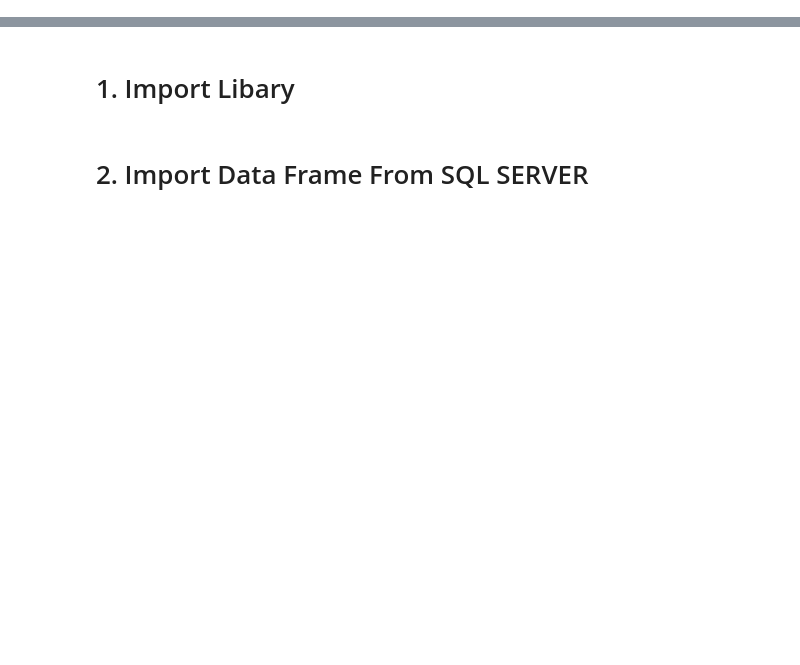
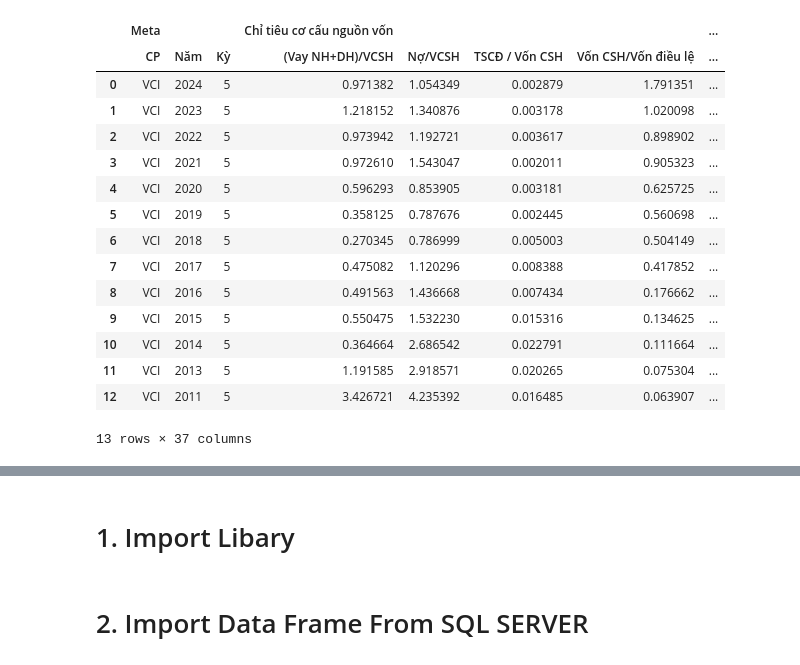
Before and after one commit to MeowvipPro/VTI_Use_Case_2, a Jupyter notebook: 2.data_clearning_process.ipynb, the cells around one changed output, grey strips where cells are left out. Saved outputs shown, nothing was run; the diff lists cells and outputs as text; code cells hidden in the pictures; blank space fills up the shorter version.

```diff
--- a/2.data_clearning_process.ipynb
+++ b/2.data_clearning_process.ipynb
@@ -0,0 +13,30 @@
+# %%
+from vnstock import Vnstock # API
+stock = Vnstock().stock(symbol='VCI', source='VCI')
+# Bảng cân đối kế toán - năm
+stock.finance.balance_sheet(period='year', lang='vi', dropna=True)
+# Bảng cân đối kế toán - quý
+stock.finance.balance_sheet(period='quarter', lang='en', dropna=True)
+# Kết quả hoạt động kinh doanh
+stock.finance.income_statement(period='year', lang='vi', dropna=True)
+# Lưu chuyển tiền tệ
+stock.finance.cash_flow(period='year', dropna=True)
+# Chỉ số tài chính
+stock.finance.ratio(period='year', lang='vi', dropna=True)
+# %% [output]
+|  | Meta |  |  | Chỉ tiêu cơ cấu nguồn vốn |  |  |  | ... |
+|  | CP | Năm | Kỳ | (Vay NH+DH)/VCSH | Nợ/VCSH | TSCĐ / Vốn CSH | Vốn CSH/Vốn điều lệ | ... |
+| 0 | VCI | 2024 | 5 | 0.971382 | 1.054349 | 0.002879 | 1.791351 | ... |
+| 1 | VCI | 2023 | 5 | 1.218152 | 1.340876 | 0.003178 | 1.020098 | ... |
+| 2 | VCI | 2022 | 5 | 0.973942 | 1.192721 | 0.003617 | 0.898902 | ... |
+| 3 | VCI | 2021 | 5 | 0.972610 | 1.543047 | 0.002011 | 0.905323 | ... |
+| 4 | VCI | 2020 | 5 | 0.596293 | 0.853905 | 0.003181 | 0.625725 | ... |
+| 5 | VCI | 2019 | 5 | 0.358125 | 0.787676 | 0.002445 | 0.560698 | ... |
+| 6 | VCI | 2018 | 5 | 0.270345 | 0.786999 | 0.005003 | 0.504149 | ... |
+| 7 | VCI | 2017 | 5 | 0.475082 | 1.120296 | 0.008388 | 0.417852 | ... |
+| 8 | VCI | 2016 | 5 | 0.491563 | 1.436668 | 0.007434 | 0.176662 | ... |
+| 9 | VCI | 2015 | 5 | 0.550475 | 1.532230 | 0.015316 | 0.134625 | ... |
+| 10 | VCI | 2014 | 5 | 0.364664 | 2.686542 | 0.022791 | 0.111664 | ... |
+| 11 | VCI | 2013 | 5 | 1.191585 | 2.918571 | 0.020265 | 0.075304 | ... |
+| 12 | VCI | 2011 | 5 | 3.426721 | 4.235392 | 0.016485 | 0.063907 | ... |
+13 rows × 37 columns
```
Also changed, not shown: parts of 23 cells of this notebook.
